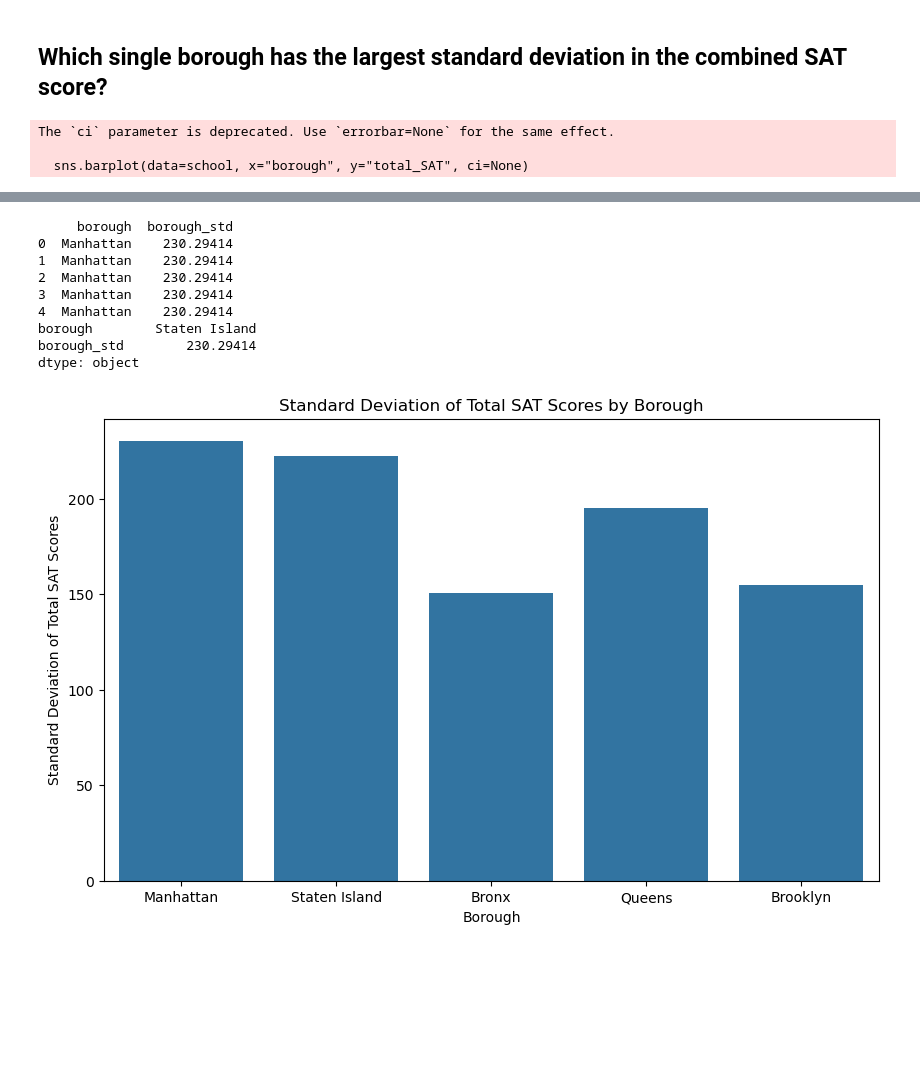
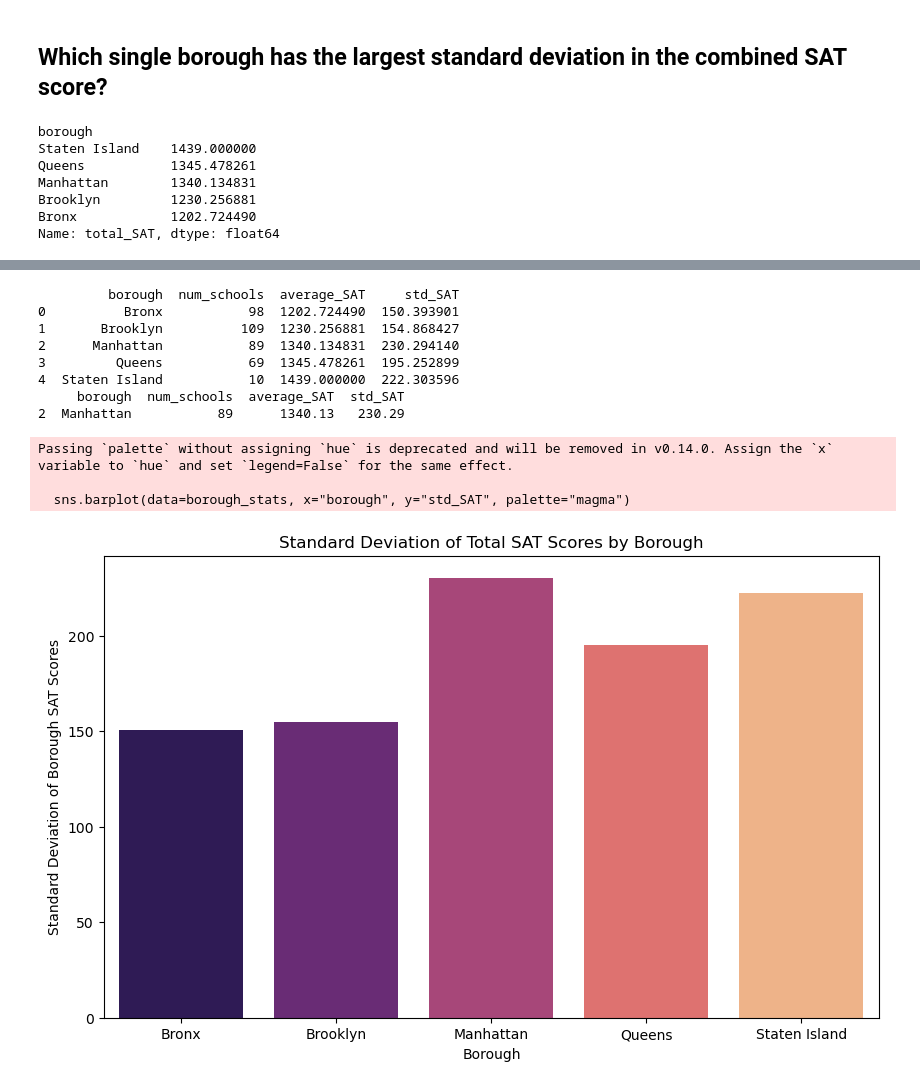
Before and after one commit to UCJPENIEL/Analytics-in-Python-Projects, a Jupyter notebook: Analysis of SAT Performance Across NYC Schools.ipynb, the cells around one changed output, grey strips where cells are left out. Cells and saved outputs as stored; diff of their text form; code cells hidden in the pictures; blank space fills up the shorter version.

```diff
--- a/Analysis of SAT Performance Across NYC Schools.ipynb
+++ b/Analysis of SAT Performance Across NYC Schools.ipynb
@@ -212,40 +204,62 @@ plt.show()
 # %% [markdown]
 ## Which single borough has the largest standard deviation in the combined SAT score?
 # %%
-# Visualizing borough by total SAT scores
+# The mean of borough by total SAT scores
+print(school.groupby("borough")["total_SAT"].mean().sort_values(ascending=False))
+
+# Visualizing the mean of borough by total SAT scores
 plt.figure(figsize=(10,6))
-sns.barplot(data=school, x="borough", y="total_SAT", ci=None)
+sns.barplot(data=school, x="borough", y="total_SAT", errorbar=None)
 plt.title("Borough by Total SAT Scores")
 plt.xlabel("Borough")
 plt.ylabel("Total SAT Score")
 plt.show()
 
-# Group of borough with std of total SAT score
-school['borough_std'] = school.groupby("borough")["total_SAT"].transform(lambda x: x.std())
-print(school[["borough", "borough_std"]].head())
+ # Group the data by borough and calculate count, mean, and standard deviation
+borough_stats = school.groupby("borough")["total_SAT"].agg(
+    num_schools="count",
+    average_SAT="mean",
+    std_SAT="std"
+).reset_index()
+print(borough_stats)
+# Round numeric values to two decimals
+borough_stats["average_SAT"] = borough_stats["average_SAT"].round(2)
+borough_stats["std_SAT"] = borough_stats["std_SAT"].round(2)
 
-# Borough with largest standard deviation in the combined SAT score
-print(school[["borough", "borough_std"]].max())
+# Select the borough with the largest standard deviation
+largest_std_dev = borough_stats.loc[borough_stats["std_SAT"].idxmax()]
+
+# Convert it into a one-row DataFrame
+largest_std_dev = pd.DataFrame([largest_std_dev])
+
+print(largest_std_dev)
+
 
 # Visualizing the standard deviation of total SAT scores by borough
 plt.figure(figsize=(10,6))
-sns.barplot(data=school, x="borough", y="borough_std")
+sns.barplot(data=borough_stats, x="borough", y="std_SAT", palette="magma")
 plt.title("Standard Deviation of Total SAT Scores by Borough")
 plt.xlabel("Borough")
-plt.ylabel("Standard Deviation of Total SAT Scores")
+plt.ylabel("Standard Deviation of Borough SAT Scores")
 plt.show()
 # %% [output]
-The `ci` parameter is deprecated. Use `errorbar=None` for the same effect.
-
-  sns.barplot(data=school, x="borough", y="total_SAT", ci=None)
+borough
+Staten Island    1439.000000
+Queens           1345.478261
+Manhattan        1340.134831
+Brooklyn         1230.256881
+Bronx            1202.724490
+Name: total_SAT, dtype: float64
 [figure]
-     borough  borough_std
-0  Manhattan    230.29414
-1  Manhattan    230.29414
-2  Manhattan    230.29414
-3  Manhattan    230.29414
-4  Manhattan    230.29414
-borough        Staten Island
-borough_std        230.29414
-dtype: object
+         borough  num_schools  average_SAT     std_SAT
+0          Bronx           98  1202.724490  150.393901
+1       Brooklyn          109  1230.256881  154.868427
+2      Manhattan           89  1340.134831  230.294140
+3         Queens           69  1345.478261  195.252899
+4  Staten Island           10  1439.000000  222.303596
+     borough  num_schools  average_SAT  std_SAT
+2  Manhattan           89      1340.13   230.29
+Passing `palette` without assigning `hue` is deprecated and will be removed in v0.14.0. Assign the `x` variable to `hue` and set `legend=False` for the same effect.
+
+  sns.barplot(data=borough_stats, x="borough", y="std_SAT", palette="magma")
-[figure, old version]
+[figure, new version]
```
Also changed, not shown: parts of 3 cells of this notebook, 1 other file.
